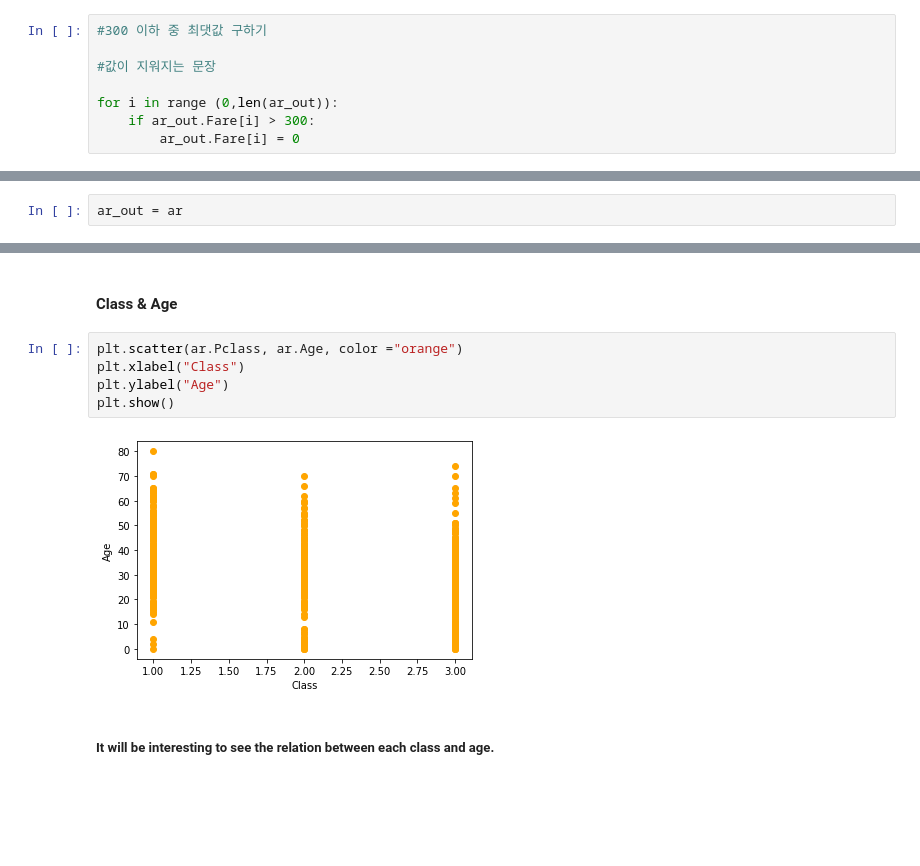
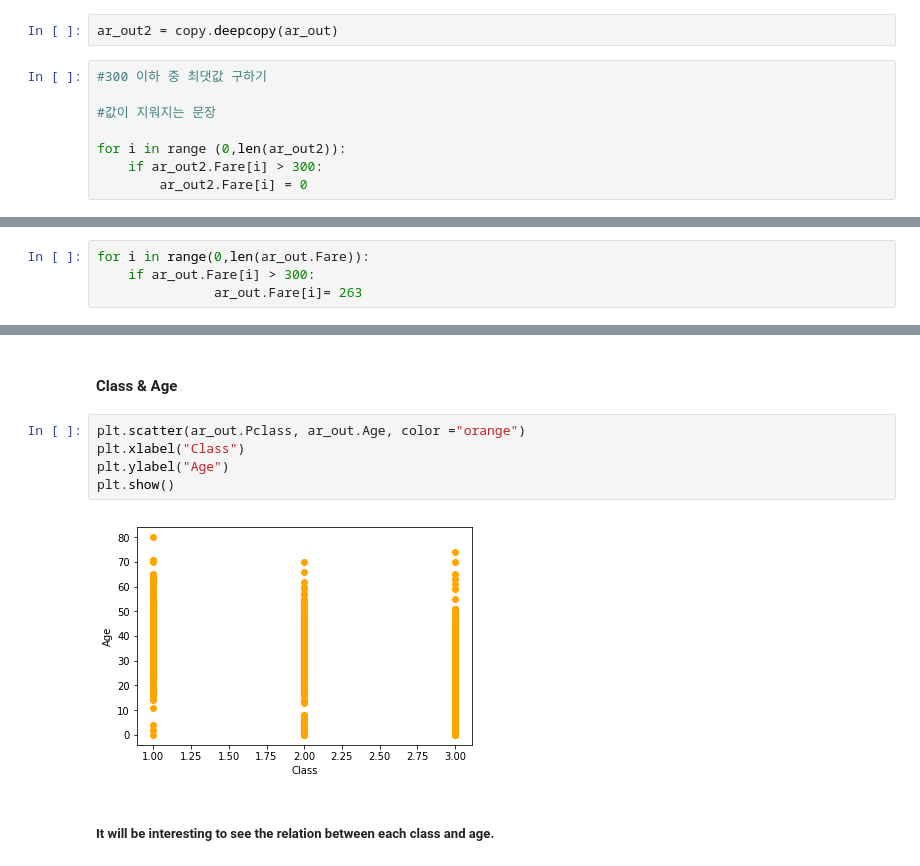
Before and after one commit to Juyeon-Lee-04/Data-Analysis-Study, a Jupyter notebook: Simple Linear Regression- Titanic.ipynb, the cells around one changed output, grey strips where cells are left out. Saved outputs shown, nothing was run; the diff lists cells and outputs as text; blank space fills up the shorter version.

```diff
--- a/Simple Linear Regression- Titanic.ipynb
+++ b/Simple Linear Regression- Titanic.ipynb
@@ -288,9 +268,11 @@ ar_out2 = ar_out
+# %%
+ar_out2 = copy.deepcopy(ar_out)
 # %%
 #300 이하 중 최댓값 구하기
 
 #값이 지워지는 문장
 
-for i in range (0,len(ar_out)):
-    if ar_out.Fare[i] > 300:
-        ar_out.Fare[i] = 0
+for i in range (0,len(ar_out2)):
+    if ar_out2.Fare[i] > 300:
+        ar_out2.Fare[i] = 0
 # %%
@@ -300,3 +283 @@ max(ar_out2.Fare)
 263.0
-# %%
-ar_out = ar
@@ -306,0 +284,4 @@ max(sdf.Fare)
+# %%
+for i in range(0,len(ar_out.Fare)):
+    if ar_out.Fare[i] > 300:
+               ar_out.Fare[i]= 263
@@ -380,12 +365,12 @@ plt.show()
 # %% [markdown]
 #### Class & Age
 # %%
-plt.scatter(ar.Pclass, ar.Age, color ="orange")
+plt.scatter(ar_out.Pclass, ar_out.Age, color ="orange")
 plt.xlabel("Class")
 plt.ylabel("Age")
 plt.show()
 # %% [output]
-[figure, old version]
+[figure, new version]
 # %% [markdown]
 ##### It will be interesting to see the relation between each class and age.
 # %% [markdown]
```
Also changed, not shown: parts of 49 cells of this notebook.
